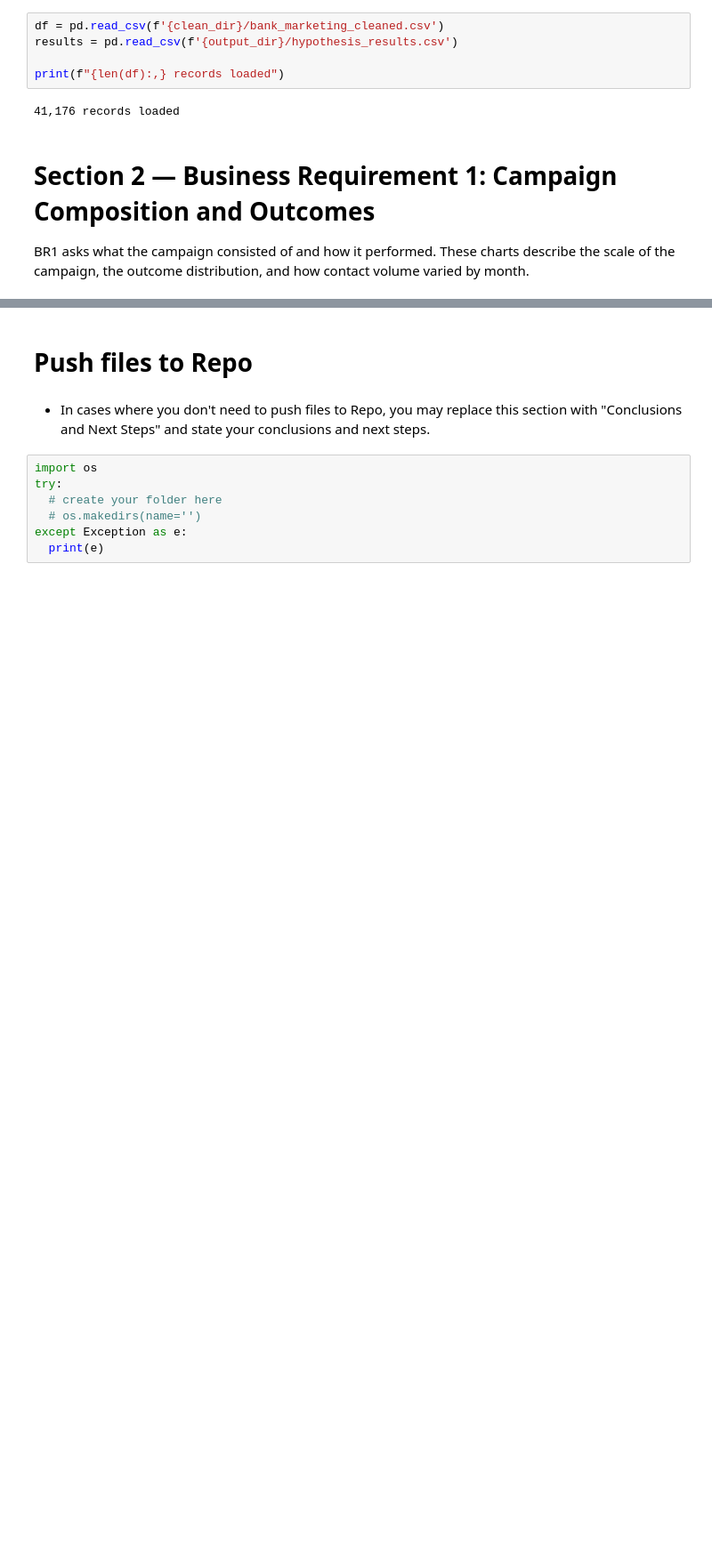
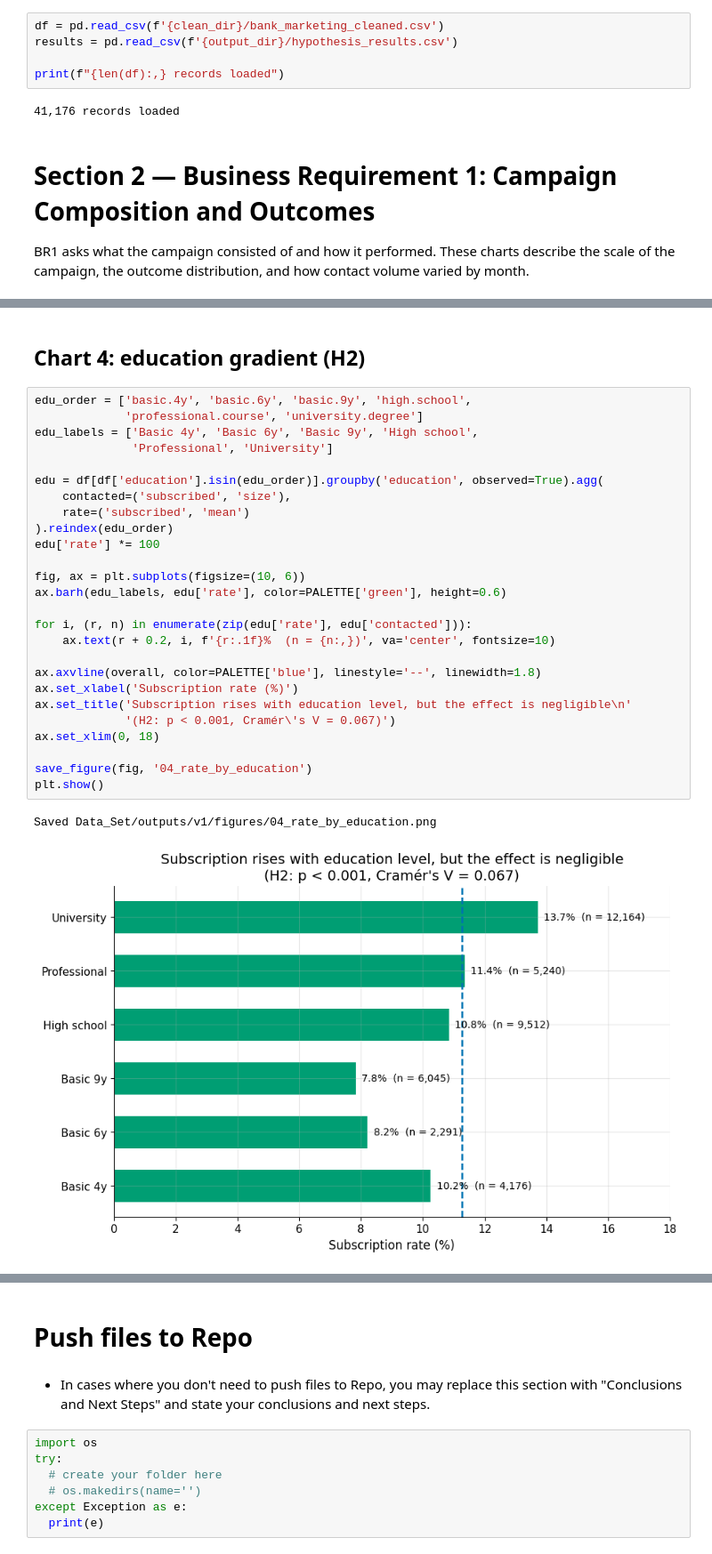
Before and after one commit to Haroon-Code-2026/fair-marketing-analytics, a Jupyter notebook: jupyter_notebooks/03-Data_Visualisation.ipynb, the cells around one changed output, grey strips where cells are left out. Shown at 89% size. Cells and saved outputs as stored; diff of their text form; blank space fills up the shorter version.

```diff
--- a/jupyter_notebooks/03-Data_Visualisation.ipynb
+++ b/jupyter_notebooks/03-Data_Visualisation.ipynb
@@ -147,0 +249,31 @@ scale of the campaign, the outcome distribution, and how contact volume varied b
+# %% [markdown]
+## Chart 4: education gradient (H2)
+# %%
+edu_order = ['basic.4y', 'basic.6y', 'basic.9y', 'high.school',
+             'professional.course', 'university.degree']
+edu_labels = ['Basic 4y', 'Basic 6y', 'Basic 9y', 'High school',
+              'Professional', 'University']
+
+edu = df[df['education'].isin(edu_order)].groupby('education', observed=True).agg(
+    contacted=('subscribed', 'size'),
+    rate=('subscribed', 'mean')
+).reindex(edu_order)
+edu['rate'] *= 100
+
+fig, ax = plt.subplots(figsize=(10, 6))
+ax.barh(edu_labels, edu['rate'], color=PALETTE['green'], height=0.6)
+
+for i, (r, n) in enumerate(zip(edu['rate'], edu['contacted'])):
+    ax.text(r + 0.2, i, f'{r:.1f}%  (n = {n:,})', va='center', fontsize=10)
+
+ax.axvline(overall, color=PALETTE['blue'], linestyle='--', linewidth=1.8)
+ax.set_xlabel('Subscription rate (%)')
+ax.set_title('Subscription rises with education level, but the effect is negligible\n'
+             '(H2: p < 0.001, Cramér\'s V = 0.067)')
+ax.set_xlim(0, 18)
+
+save_figure(fig, '04_rate_by_education')
+plt.show()
+# %% [output]
+Saved Data_Set/outputs/v1/figures/04_rate_by_education.png
+[figure, added]
```
Also changed, not shown: parts of 16 cells of this notebook, 7 other files.
